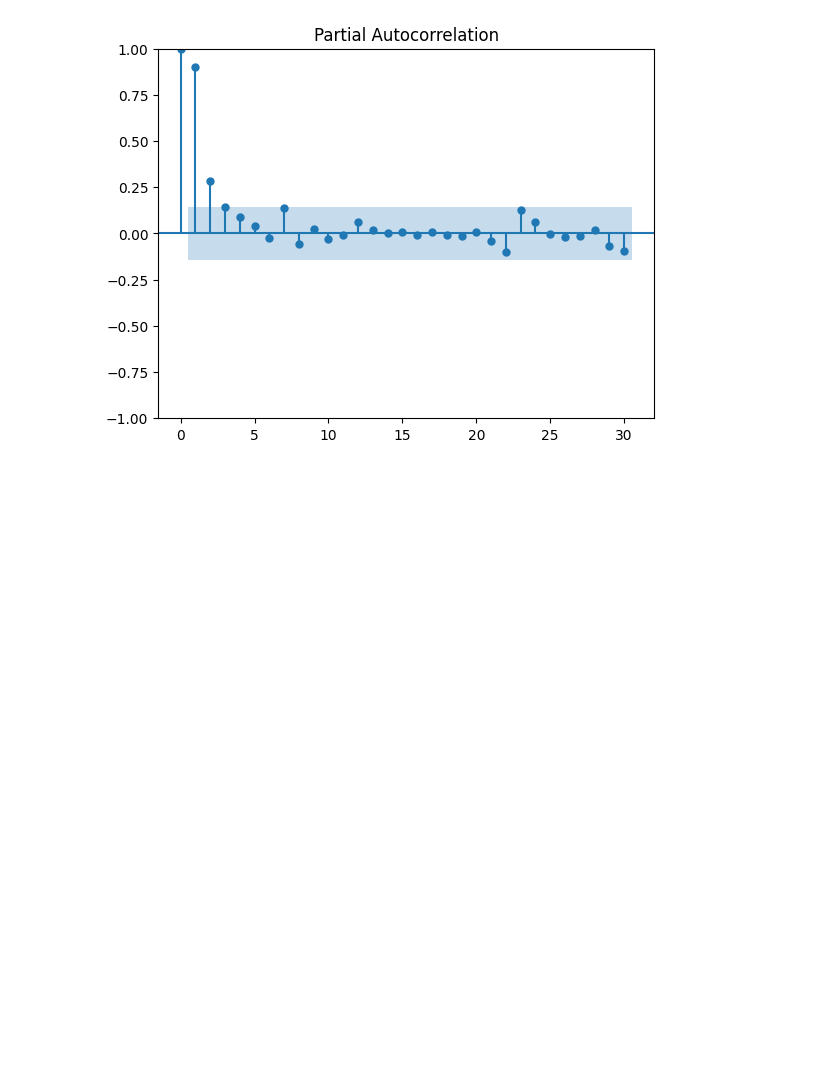
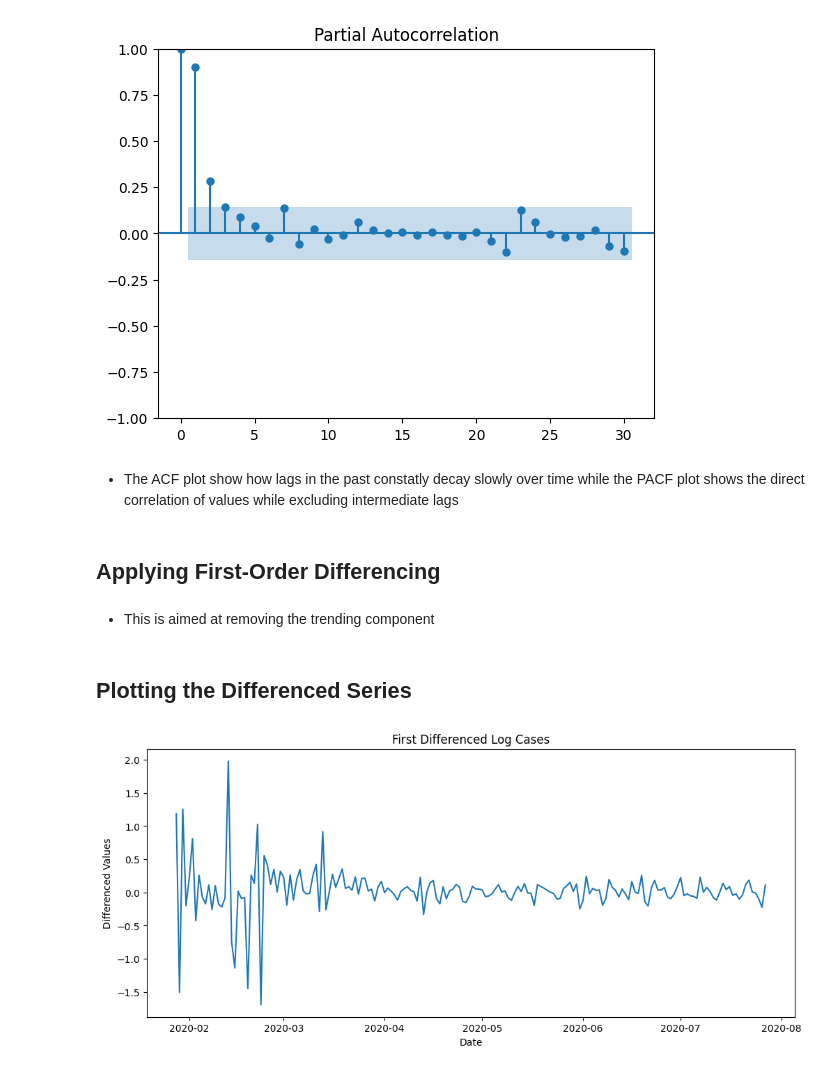
Before and after one commit to Agumekenneth/Time-series-, a Jupyter notebook: project/day-wise.ipynb, the cells around one changed output. Drawn from its saved outputs; the diff is of its cells as text; code cells hidden in the pictures; blank space fills up the shorter version.

```diff
--- a/project/day-wise.ipynb
+++ b/project/day-wise.ipynb
@@ -236,3 +236,23 @@ plt.show()
 # %% [output]
 [figure]
 [figure]
+# %% [markdown]
+- The ACF plot show how lags in the past constatly decay slowly over time while the PACF plot shows the direct correlation of values while excluding intermediate lags
+# %% [markdown]
+## Applying First-Order Differencing
+# %%
+df['diff_log_cases'] = df['log_cases'].diff()
+df = df.dropna()
+# %% [markdown]
+- This is aimed at removing the trending component
+# %% [markdown]
+## Plotting the Differenced Series
+# %%
+plt.figure(figsize=(12,5))
+plt.plot(df['diff_log_cases'])
+plt.title("First Differenced Log Cases")
+plt.xlabel("Date")
+plt.ylabel("Differenced Values")
+plt.show()
+# %% [output]
+[figure, added]
```
Also changed, not shown: parts of 14 cells of this notebook.
